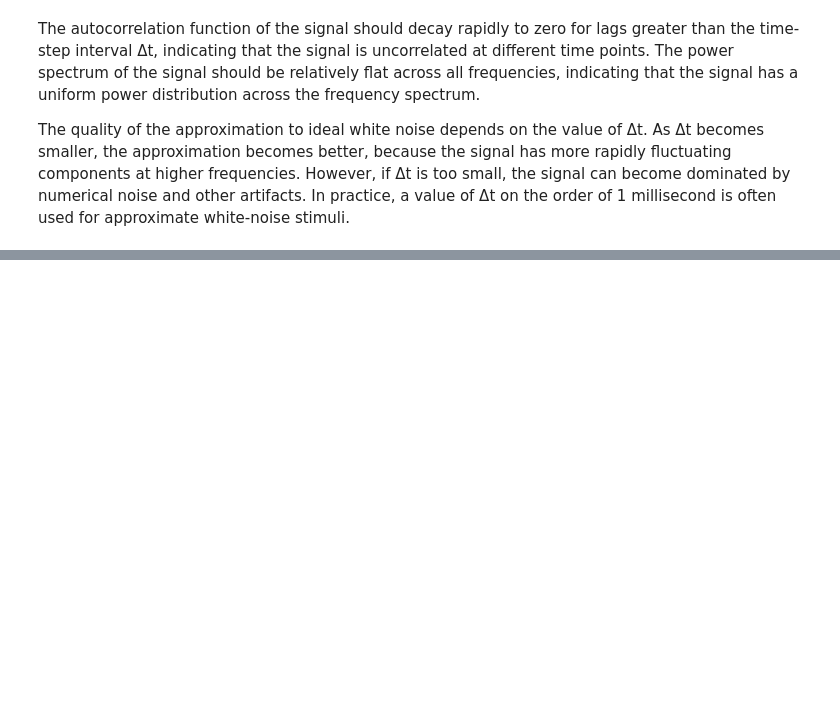
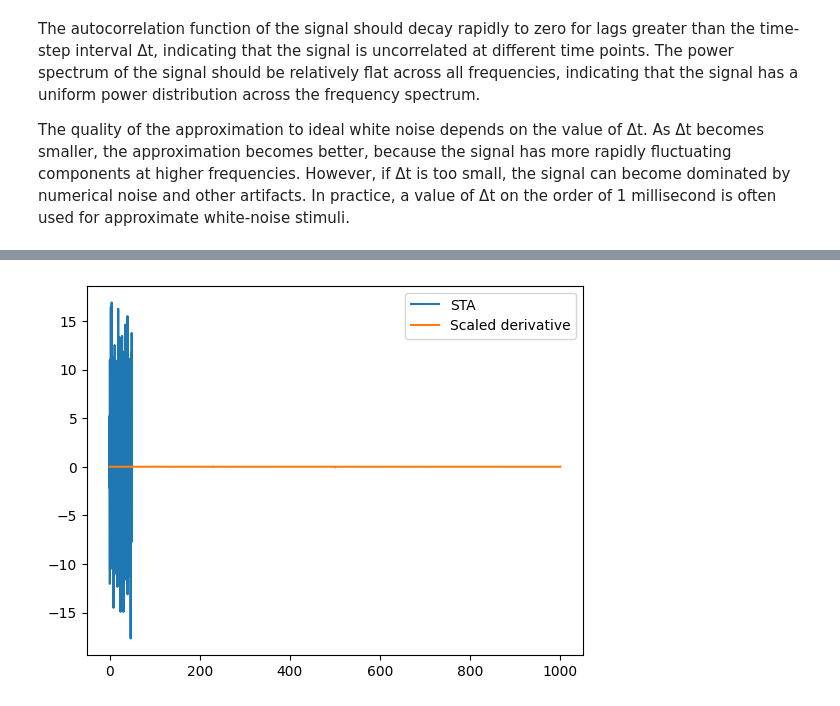
Before and after one commit to SpenBobCat/Computational_Neuroscience, a Jupyter notebook: Computational_Neuroscience_Coursera_Chapter_1.ipynb, the cells around one changed output, grey strips where cells are left out. Saved outputs shown, nothing was run; the diff lists cells and outputs as text; code cells hidden in the pictures; blank space fills up the shorter version.

```diff
--- a/Computational_Neuroscience_Coursera_Chapter_1.ipynb
+++ b/Computational_Neuroscience_Coursera_Chapter_1.ipynb
@@ -502,0 +540,53 @@ The quality of the approximation to ideal white noise depends on the value of Δ
+# %%
+import numpy as np
+import matplotlib.pyplot as plt
+from scipy import signal
+
+# Define parameters
+tau_r = 20  # ms
+dt = 0.1  # ms
+t = np.arange(0, 1000, dt)  # time vector
+r_0 = 10  # Hz, background firing rate
+
+# Generate white noise stimulus
+stim_amp = 10  # amplitude of stimulus
+stim = stim_amp * np.random.randn(len(t))
+
+# Simulate neuron response to stimulus
+r_est = np.zeros(len(t))
+for i in range(1, len(t)):
+    r_est[i] = r_est[i-1] + dt/tau_r * (r_0 + stim[i] - r_est[i-1])
+    if r_est[i] < 0:
+        r_est[i] = 0  # half-wave rectification
+
+# Compute stimulus-response correlation function
+stim_slice = stim[len(stim)//2 - len(r_est)//2 : len(stim)//2 + len(r_est)//2]
+Q_rs = signal.correlate(stim_slice, r_est, mode='same') / np.sqrt(np.sum(stim_slice**2) * np.sum(r_est**2))
+
+# Generate spikes using Poisson process
+spike_prob = r_est * dt / 1000  # convert to probability per time step
+spike_train = np.random.rand(len(t)) < spike_prob
+
+# Compute spike-triggered average stimulus
+sta = np.zeros(500)
+num_spikes = np.sum(spike_train)
+for i in range(len(t)):
+    if spike_train[i]:
+        slice_start = max(0, i-50*int(1/dt))
+        slice_end = i
+        slice_len = slice_end - slice_start
+        sta[-slice_len:] += stim[slice_start:slice_end]
+
+sta /= num_spikes  # normalize by number of spikes
+
+# Compute derivative of stimulus-response correlation function
+Q_rs_deriv = np.gradient(Q_rs, dt)
+
+# Verify equation 1.22
+sta_scaled = np.max(Q_rs) / np.max(Q_rs_deriv) * Q_rs_deriv
+plt.plot(t[:500], sta, label='STA')
+plt.plot(t, sta_scaled, label='Scaled derivative')
+plt.legend()
+plt.show()
+# %% [output]
+[figure, added]
```
Also changed, not shown: parts of 17 cells of this notebook.
